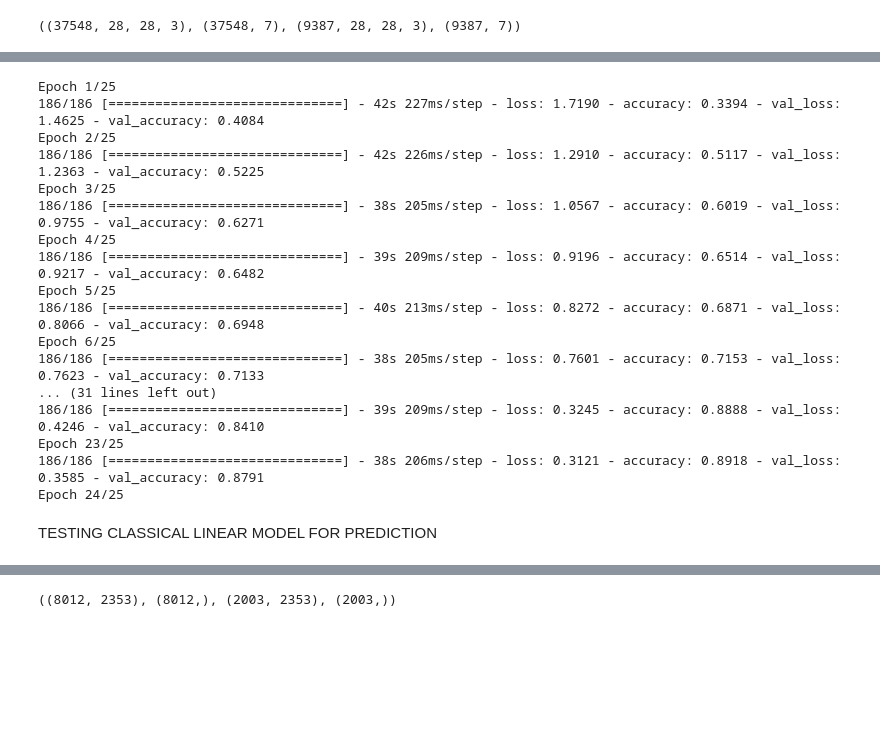
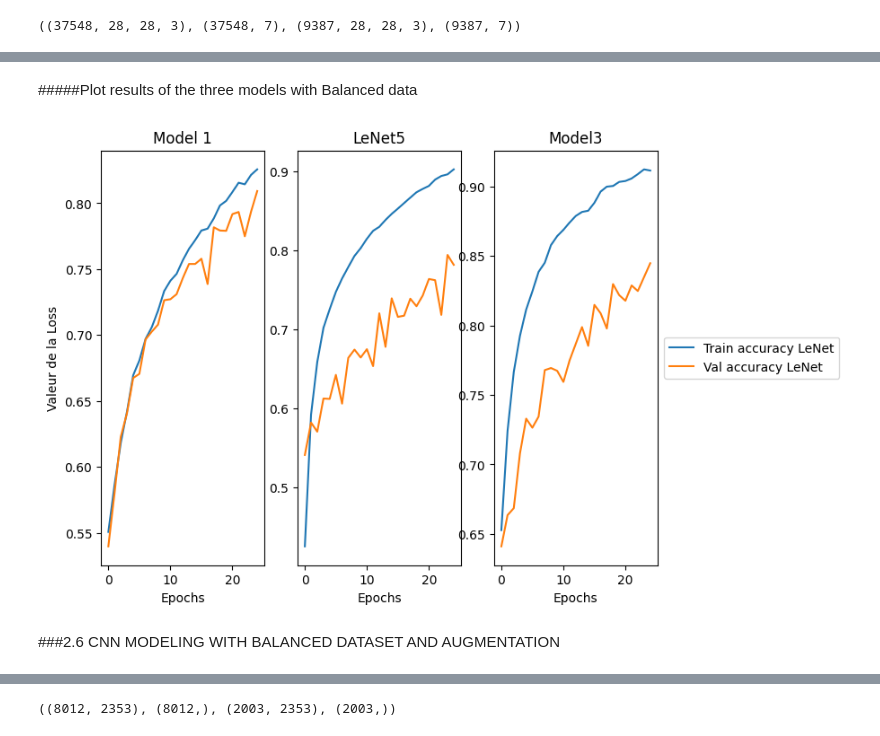
Before and after one commit to anmo1987/Final_project_Artefact, a Jupyter notebook: Copy_of_Image_Analysis_CNN.ipynb, the cells around one changed output, grey strips where cells are left out. Saved outputs shown, nothing was run; the diff lists cells and outputs as text; code cells hidden in the pictures; blank space fills up the shorter version.

```diff
--- a/Copy_of_Image_Analysis_CNN.ipynb
+++ b/Copy_of_Image_Analysis_CNN.ipynb
@@ -816,7 +765,7 @@ DEALING WITH UNBALANCED DATASET
 from imblearn.over_sampling import SMOTE
 smote = SMOTE(sampling_strategy='auto', random_state=42)
 ##Smote only work with 2 dimensions
-X_resampled, y_resampled = smote.fit_resample(X.drop('y', axis=1), y)
+X_resampled, y_resampled = smote.fit_resample(df, y)
 
 # Check the class distribution after resampling
 unique, counts = np.unique(y_resampled, return_counts=True)
@@ -861,28 +802,61 @@ X_train_resampled.shape, y_train_resampled.shape, X_test_resampled.shape, y_test
 # %%
 ##rerun model 1
 ##Run model
-history = model1.fit(X_train_resampled,y_train_resampled,
+history_1_balanced = model1.fit(X_train_resampled,y_train_resampled,
                             validation_data=(X_test_resampled,y_test_resampled),
                             batch_size = 202,
                             epochs = 25,
                             callbacks = callback)
-# %% [output]
-Epoch 1/25
-186/186 [==============================] - 42s 227ms/step - loss: 1.7190 - accuracy: 0.3394 - val_loss: 1.4625 - val_accuracy: 0.4084
-Epoch 2/25
-186/186 [==============================] - 42s 226ms/step - loss: 1.2910 - accuracy: 0.5117 - val_loss: 1.2363 - val_accuracy: 0.5225
-Epoch 3/25
-186/186 [==============================] - 38s 205ms/step - loss: 1.0567 - accuracy: 0.6019 - val_loss: 0.9755 - val_accuracy: 0.6271
-Epoch 4/25
-186/186 [==============================] - 39s 209ms/step - loss: 0.9196 - accuracy: 0.6514 - val_loss: 0.9217 - val_accuracy: 0.6482
-Epoch 5/25
-186/186 [==============================] - 40s 213ms/step - loss: 0.8272 - accuracy: 0.6871 - val_loss: 0.8066 - val_accuracy: 0.6948
-Epoch 6/25
-186/186 [==============================] - 38s 205ms/step - loss: 0.7601 - accuracy: 0.7153 - val_loss: 0.7623 - val_accuracy: 0.7133
-... (31 lines left out)
-186/186 [==============================] - 39s 209ms/step - loss: 0.3245 - accuracy: 0.8888 - val_loss: 0.4246 - val_accuracy: 0.8410
-Epoch 23/25
-186/186 [==============================] - 38s 206ms/step - loss: 0.3121 - accuracy: 0.8918 - val_loss: 0.3585 - val_accuracy: 0.8791
-Epoch 24/25
-# %% [markdown]
-TESTING CLASSICAL LINEAR MODEL FOR PREDICTION
+# %%
+history_2_balanced = model_LeNet5.fit(X_train_resampled, y_train_resampled,
+                            validation_data=(X_test,y_test),
+                            batch_size = 202,
+                            epochs = 25)
+# %%
+history_3_balanced = model3.fit(X_train_resampled, y_train_resampled,
+                            validation_data=(X_test,y_test),
+                            batch_size = 202,
+                            epochs = 25,
+                            callbacks = callback)
+# %% [markdown]
+#####Plot results of the three models with Balanced data
+# %%
+##Plot the two models results
+# TODO: Compute the accuracy of your model
+##
+loss_model1 = history_1_balanced.history['accuracy']
+val_model1 = history_1_balanced.history['val_accuracy']
+##LeNet model
+loss_LeNet = history_2_balanced.history['accuracy']
+val_LeNet = history_2_balanced.history['val_accuracy']
+##LeNet model
+loss_model3 = history_3_balanced.history['accuracy']
+val_model3 = history_3_balanced.history['val_accuracy']
+
+import matplotlib.pyplot as plt
+plt.figure(figsize=(8, 6))
+plt.subplot(1, 3, 1)
+plt.plot(loss_model1,label = 'Train accuracy Model1')
+plt.plot(val_model1, label = 'Val accuracy Model1')
+plt.title("Model 1")
+
+plt.xlabel('Epochs')
+plt.ylabel('Valeur de la Loss')
+plt.subplot(1, 3, 2)
+plt.plot(loss_LeNet,label = 'Train accuracy LeNet')
+plt.plot(val_LeNet, label = 'Val accuracy LeNet')
+plt.title("LeNet5")
+plt.xlabel('Epochs')
+plt.ylabel('')
+plt.subplot(1, 3, 3)
+plt.plot(loss_model3,label = 'Train accuracy LeNet')
+plt.plot(val_model3, label = 'Val accuracy LeNet')
+plt.title("Model3")
+plt.legend(loc='center left', bbox_to_anchor=(1, 0.5))
+plt.xlabel('Epochs')
+plt.ylabel('')
+plt.savefig("CNN_Results_Balanced_data.jpg", format='jpg')
+# %% [output]
+[figure, added]
+# %% [markdown]
+###2.6 CNN MODELING WITH BALANCED DATASET AND AUGMENTATION
```
Also changed, not shown: parts of 67 cells of this notebook.
